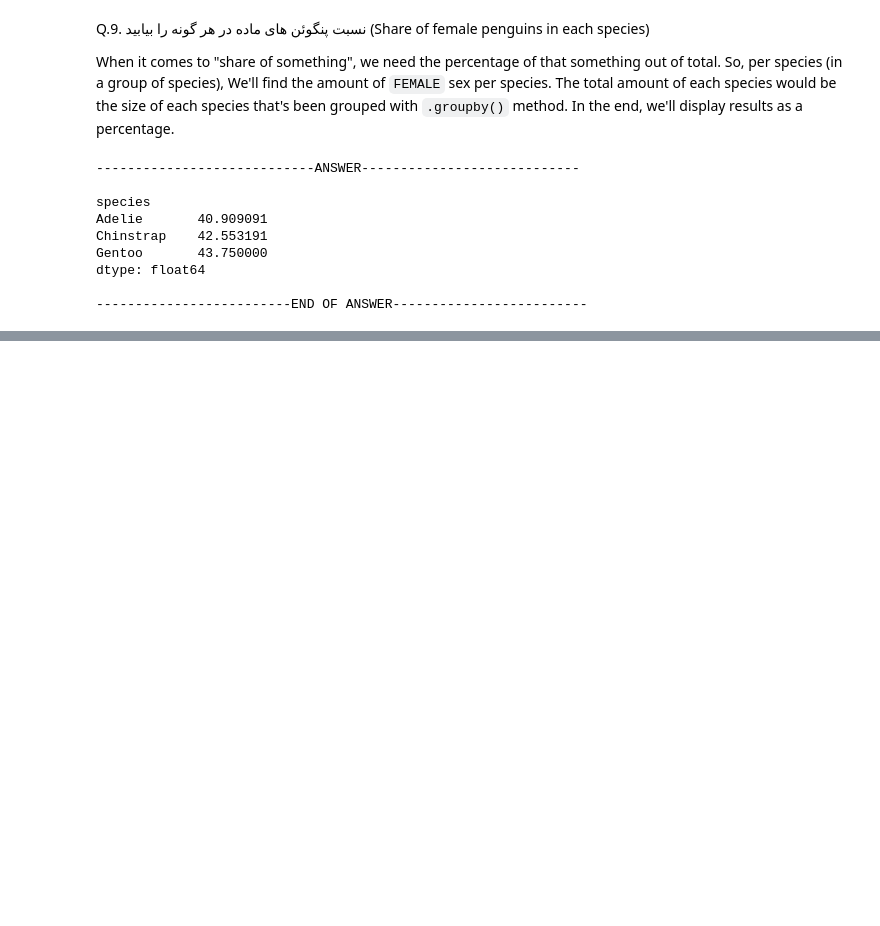
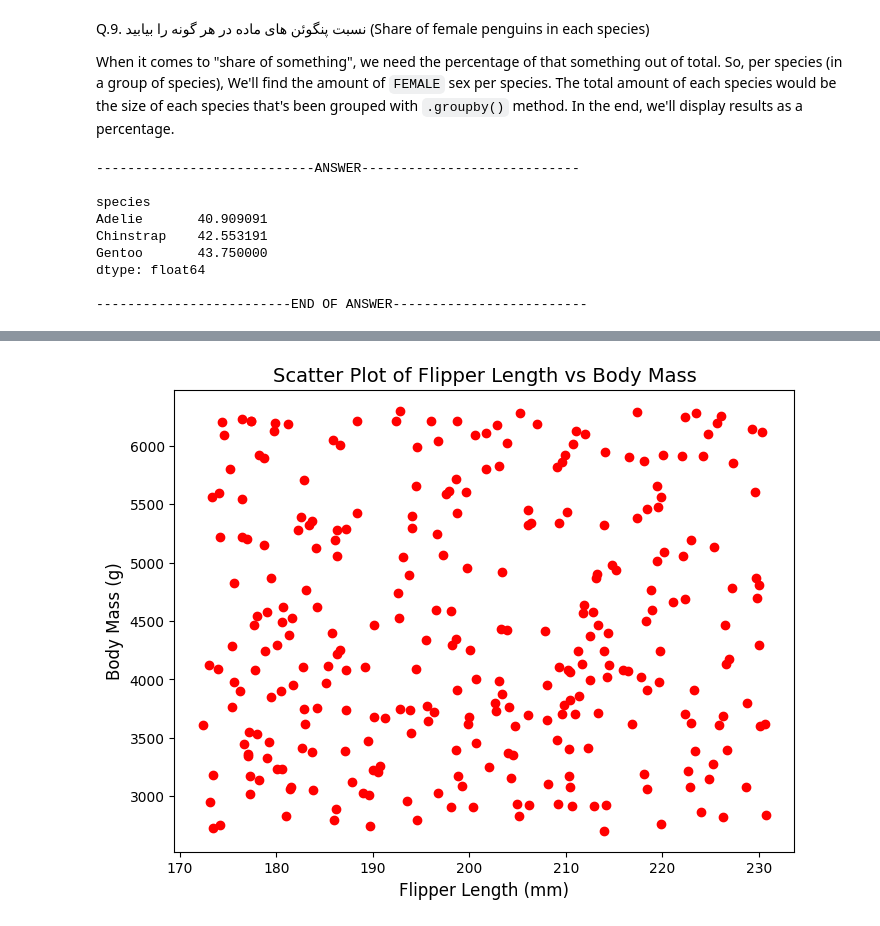
Before and after one commit to devtracer/AICourseProjects, a Jupyter notebook: main.ipynb, the cells around one changed output, grey strips where cells are left out. Drawn from its saved outputs; the diff is of its cells as text; code cells hidden in the pictures; blank space fills up the shorter version.

```diff
--- a/main.ipynb
+++ b/main.ipynb
@@ -304,0 +343,15 @@ Gentoo
+# %%
+
+q12_flipper_x = pddata["flipper_length_mm"]
+q12_body_mass_g = pddata["body_mass_g"]
+
+plt.figure(figsize=(8, 6))
+plt.scatter(q12_flipper_x, q12_body_mass_g, c='red')
+
+plt.title('Scatter Plot of Flipper Length vs Body Mass', fontsize=14)
+plt.xlabel('Flipper Length (mm)', fontsize=12)
+plt.ylabel('Body Mass (g)', fontsize=12)
+
+plt.show()
+# %% [output]
+[figure, added]
```
Also changed, not shown: parts of 6 cells of this notebook.
